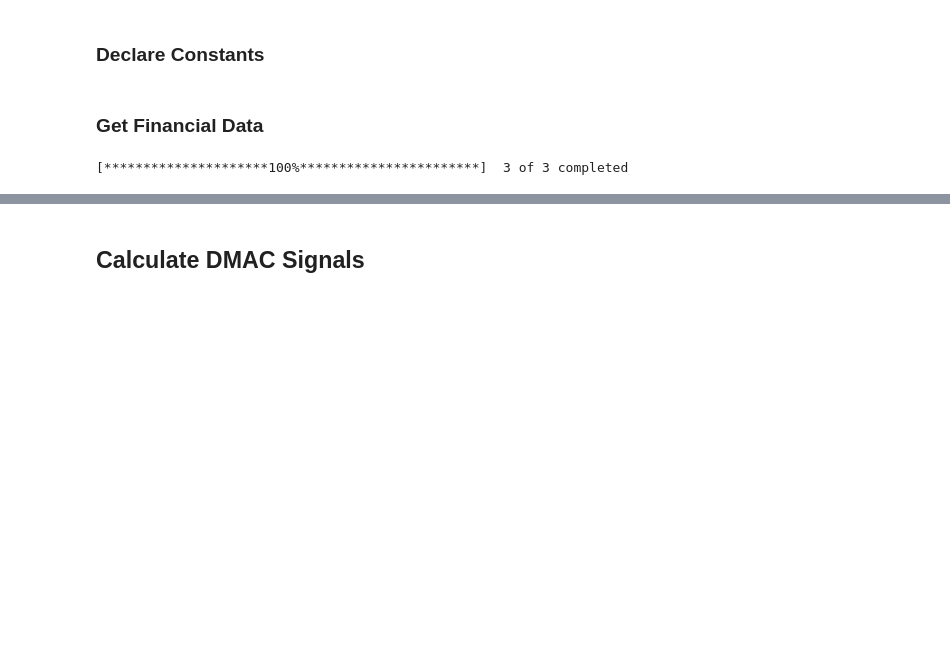
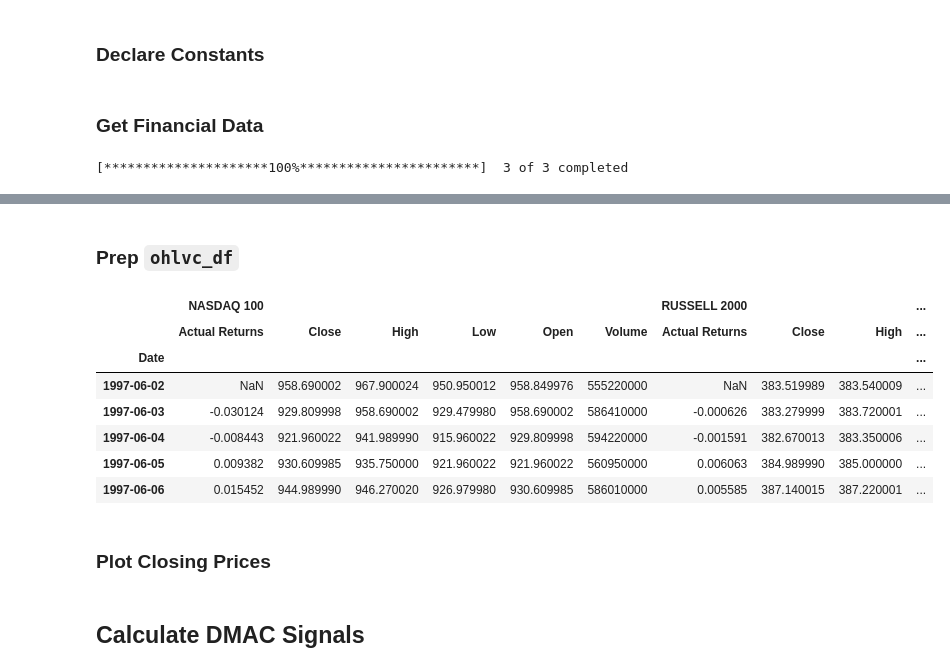
Before and after one commit to adamgulyas/backtesting-lab, a Jupyter notebook: price-data-preprocessing.ipynb, the cells around one changed output, grey strips where cells are left out. Drawn from its saved outputs; the diff is of its cells as text; code cells hidden in the pictures; blank space fills up the shorter version.

```diff
--- a/price-data-preprocessing.ipynb
+++ b/price-data-preprocessing.ipynb
@@ -67,2 +57,26 @@ ohlvc_df.head()
+# %% [markdown]
+### Prep `ohlvc_df`
+# %%
+stocks = list(dict.fromkeys(ohlvc_df.columns.get_level_values(0)))
+
+for stock in stocks:
+
+    ohlvc_df[stock, 'Actual Returns'] = ohlvc_df[stock, 'Close'].pct_change()
+
+ohlvc_df = ohlvc_df.sort_index(axis='columns')
+
+# Preview the data
+ohlvc_df.head()
+# %% [output]
+|  | NASDAQ 100 |  |  |  |  |  | RUSSELL 2000 |  |  | ... |
+|  | Actual Returns | Close | High | Low | Open | Volume | Actual Returns | Close | High | ... |
+| Date |  |  |  |  |  |  |  |  |  | ... |
+| 1997-06-02 | NaN | 958.690002 | 967.900024 | 950.950012 | 958.849976 | 555220000 | NaN | 383.519989 | 383.540009 | ... |
+| 1997-06-03 | -0.030124 | 929.809998 | 958.690002 | 929.479980 | 958.690002 | 586410000 | -0.000626 | 383.279999 | 383.720001 | ... |
+| 1997-06-04 | -0.008443 | 921.960022 | 941.989990 | 915.960022 | 929.809998 | 594220000 | -0.001591 | 382.670013 | 383.350006 | ... |
+| 1997-06-05 | 0.009382 | 930.609985 | 935.750000 | 921.960022 | 921.960022 | 560950000 | 0.006063 | 384.989990 | 385.000000 | ... |
+| 1997-06-06 | 0.015452 | 944.989990 | 946.270020 | 926.979980 | 930.609985 | 586010000 | 0.005585 | 387.140015 | 387.220001 | ... |
+# %% [markdown]
+### Plot Closing Prices
 # %%
 ohlvc_px = ohlvc_df.xs('Close', level=1, axis=1)
```
Also changed, not shown: parts of 12 cells of this notebook.
